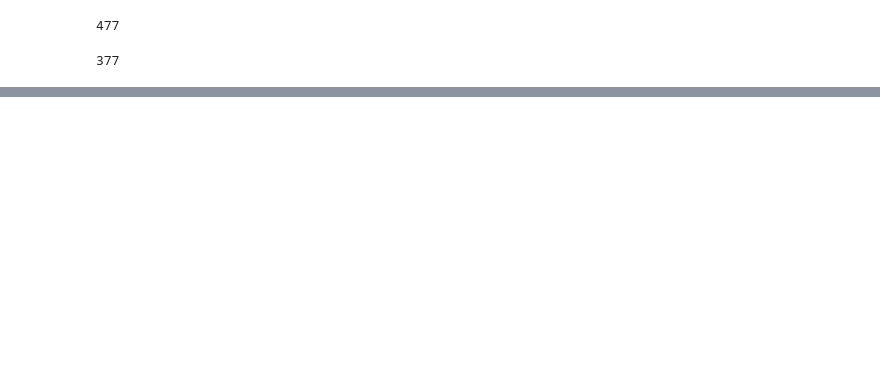
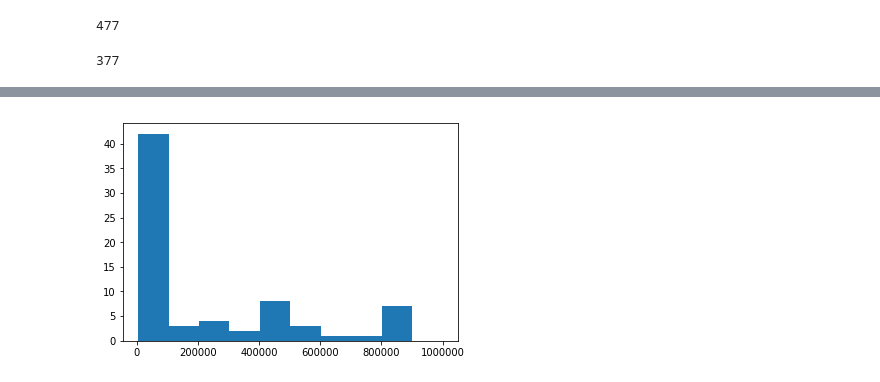
Before and after one commit to cstepien/campaign_positioning_at_mta_stations, a Jupyter notebook: challenge_set_1_courtney.ipynb, the cells around one changed output, grey strips where cells are left out. Cells and saved outputs as stored; diff of their text form; code cells hidden in the pictures; blank space fills up the shorter version.

```diff
--- a/challenge_set_1_courtney.ipynb
+++ b/challenge_set_1_courtney.ipynb
@@ -244,0 +262,5 @@ Name: DESC, dtype: int64
+# %%
+x = list(time_series_df['ENTRY_DIFF'])
+plt.hist(x, range=(4000,1000000));
+# %% [output]
+[figure, added]
```
Also changed, not shown: parts of 80 cells of this notebook.
